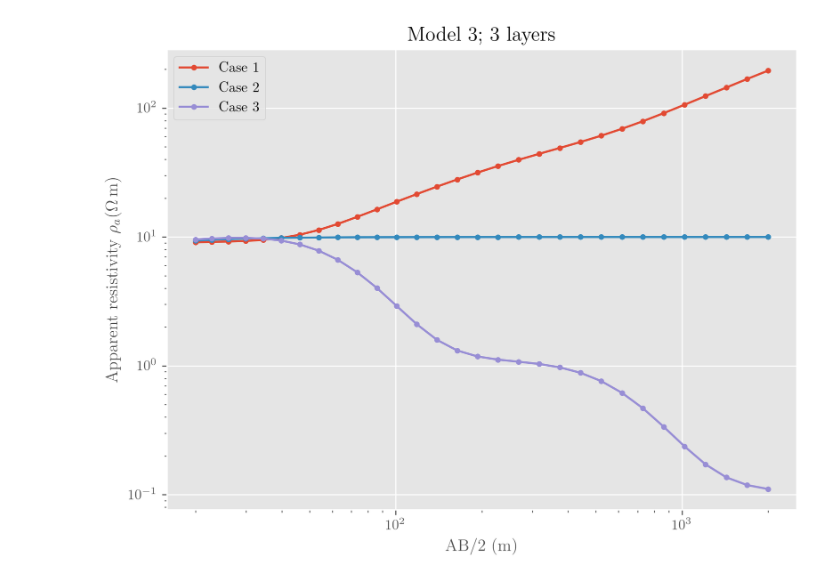
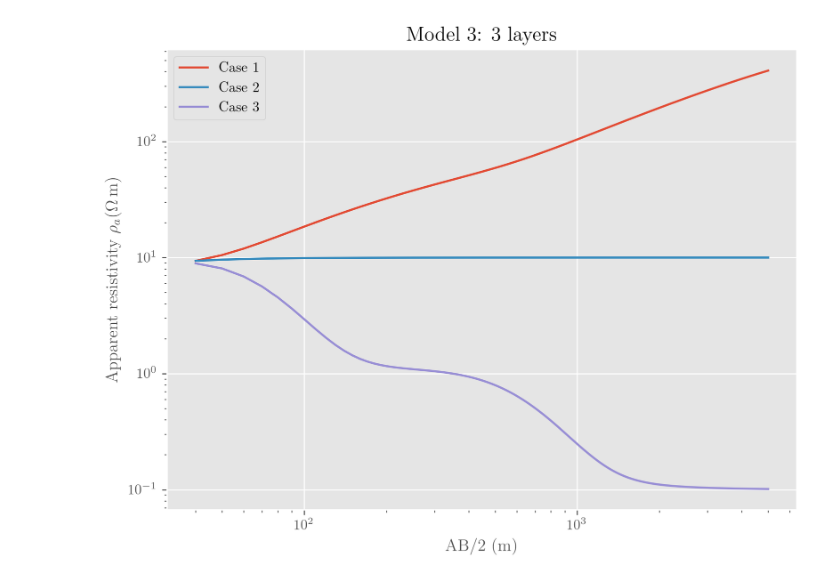
Before and after one commit to emsig/empymod-examples, a Jupyter notebook: 2b_DC_rho-a_Dipole-Dipole.ipynb, the cells around one changed output. Saved outputs shown, nothing was run; the diff lists cells and outputs as text; code cells hidden in the pictures.

```diff
--- a/2b_DC_rho-a_Dipole-Dipole.ipynb
+++ b/2b_DC_rho-a_Dipole-Dipole.ipynb
@@ -69,15 +90,21 @@ def calc_apprho(depth, res, a, maxn, maxAB2, srcpts=1, recpts=1, verb=1, intlog=
 # %%
-def plotit(depth, a, maxn, maxAB2, res1, res2, res3, title):
+def plotit(depth, a, n, res1, res2, res3, title):
+    """Call `calc_appres` and plot result."""
 
-    rho1, AB2 = calc_apprho(depth, res1, a, maxn, maxAB2)
-    rho2, _ = calc_apprho(depth, res2, a, maxn, maxAB2)
-    rho3, _ = calc_apprho(depth, res3, a, maxn, maxAB2)
+    # Calculate the three different models
+    rho1, AB2 = calc_appres(depth, res1, a, n)
+    rho2, _ = calc_appres(depth, res2, a, n)
+    rho3, _ = calc_appres(depth, res3, a, n)
 
+    # Create figure
     fig = plt.figure(figsize=(8,6), facecolor='w')
 
-    plt.loglog(AB2, rho1, '.-', label='Case 1')
-    plt.plot(AB2, rho2, '.-', label='Case 2')
-    plt.plot(AB2, rho3, '.-', label='Case 3')
+    # Plot curves
+    plt.loglog(AB2, rho1, label='Case 1')
+    plt.plot(AB2, rho2, label='Case 2')
+    plt.plot(AB2, rho3, label='Case 3')
+
+    # Legend, labels
     plt.legend(loc='best')
     plt.title(title)
     plt.xlabel('AB/2 (m)')
@@ -109,11 +165,14 @@ plotit(depth, 10, 30, 2000, res1, res2, res3, 'Model 2; layer embedded in backgr
 # %%
-depth = [50, 500]
-res1 = [10,   100, 1000  ]
-res2 = [10,    10,   10  ]
-res3 = [10,     1,    0.1]
-plotit(depth, 10, 30, 2000, res1, res2, res3, 'Model 3; 3 layers')
+plotit(
+    [50, 500],          # Depth
+    20,                 # a (src- and rec-lengths)
+    np.arange(3, 500),  # n
+    [10, 100, 1000],    # Case 1
+    [10,  10,   10],    # Case 2
+    [10,   1,    0.1],  # Case 3
+    'Model 3: 3 layers')
 # %% [output]
-[figure, old version]
+[figure, new version]
 # %%
 import printinfo
 printinfo.info()
```
Also changed, not shown: parts of 18 cells of this notebook, 1 other file.
